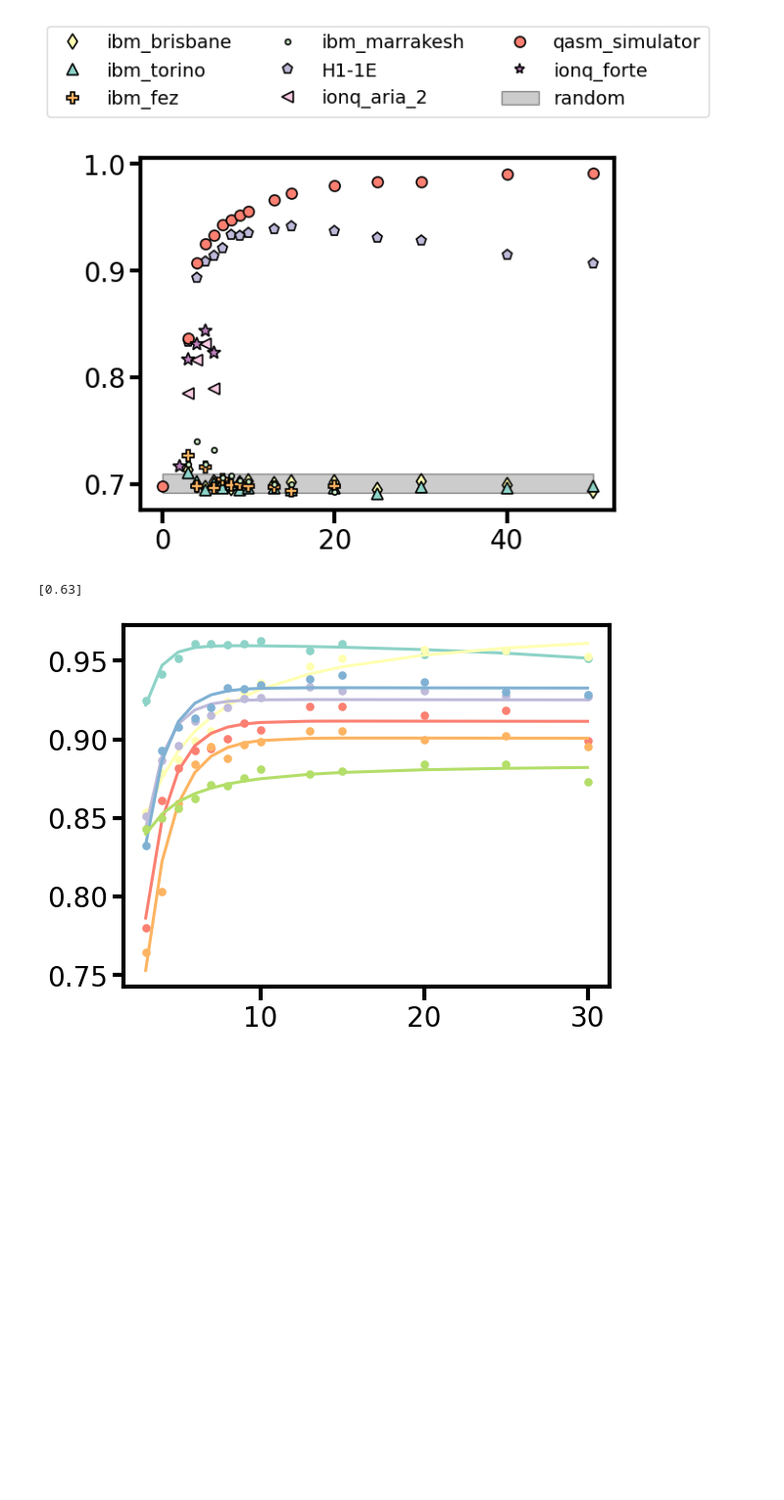
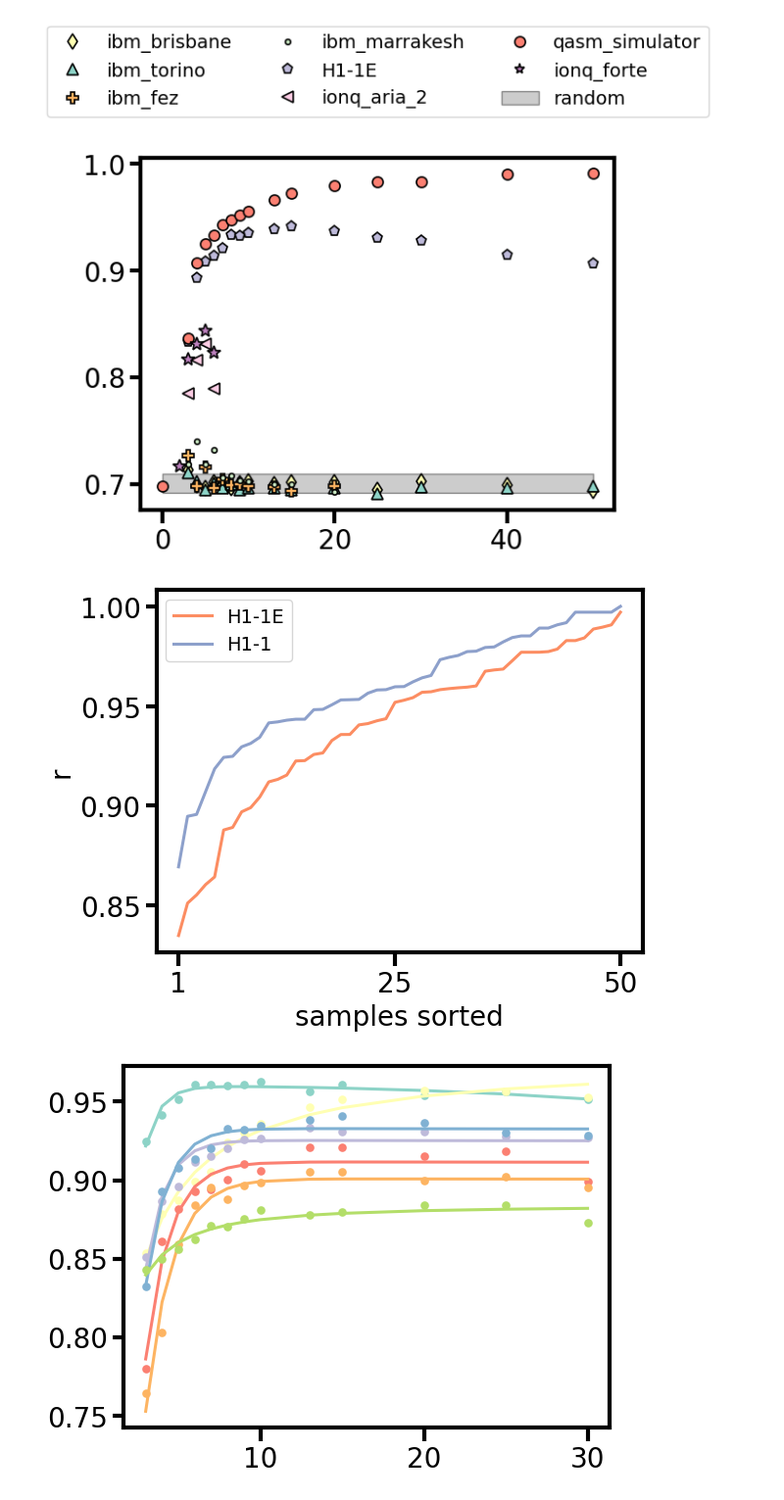
Before and after one commit to alejomonbar/LR-QAOA-QPU-Benchmarking, a Jupyter notebook: FC-Figures.ipynb, the cells around one changed output. Shown: that part at 98% size. Saved outputs shown, nothing was run; the diff lists cells and outputs as text; code cells hidden in the pictures; blank space fills up the shorter version.

```diff
--- a/FC-Figures.ipynb
+++ b/FC-Figures.ipynb
@@ -283,7 +283,25 @@ QPU: ionq_aria_2 | r = 0.831
 QPU: qasm_simulator | r = 0.991
 QPU: ionq_forte | r = 0.844
 [figure]
-# %%
-results_opt["Deltas"]
-# %% [output]
-[0.63]
+# %%
+h1_1_results = np.load(f"./Data/H1-1/WMC_Nq20_p20.npy", allow_pickle=True).item()
+h1_1E_results = np.load(f"./Data/H1-1E/WMC_Nq20_p20.npy", allow_pickle=True).item()
+colors = plt.get_cmap("Set2")
+fig, ax = plt.subplots()
+y = []
+for i in h1_1E_results["postprocessing"][0.4][20][0]["results"]:
+    y += int(i[2]) * [i[1]]
+x = np.linspace(0,1, len(y))
+y1 = []
+for i in h1_1_results["h1-1"]["results"]["results"]:
+    y1 += int(i[2]) * [i[1]]
+x1 = np.linspace(0,1, len(y1))
+ax.plot(range(1,51), np.sort(y), label="H1-1E", color=colors(1))
+ax.plot(range(1,51), np.sort(y1), label="H1-1", color=colors(2))
+ax.legend()
+ax.set_xlabel("samples sorted")
+ax.set_ylabel("r")
+ax.set_xticks([1,25,50])
+fig.savefig("./Figures/FC/h1_1_vs_h1_1E.pdf", bbox_inches="tight", transparent=True)
+# %% [output]
+[figure, added]
```
Also changed, not shown: parts of 10 cells of this notebook, 5 other files.
